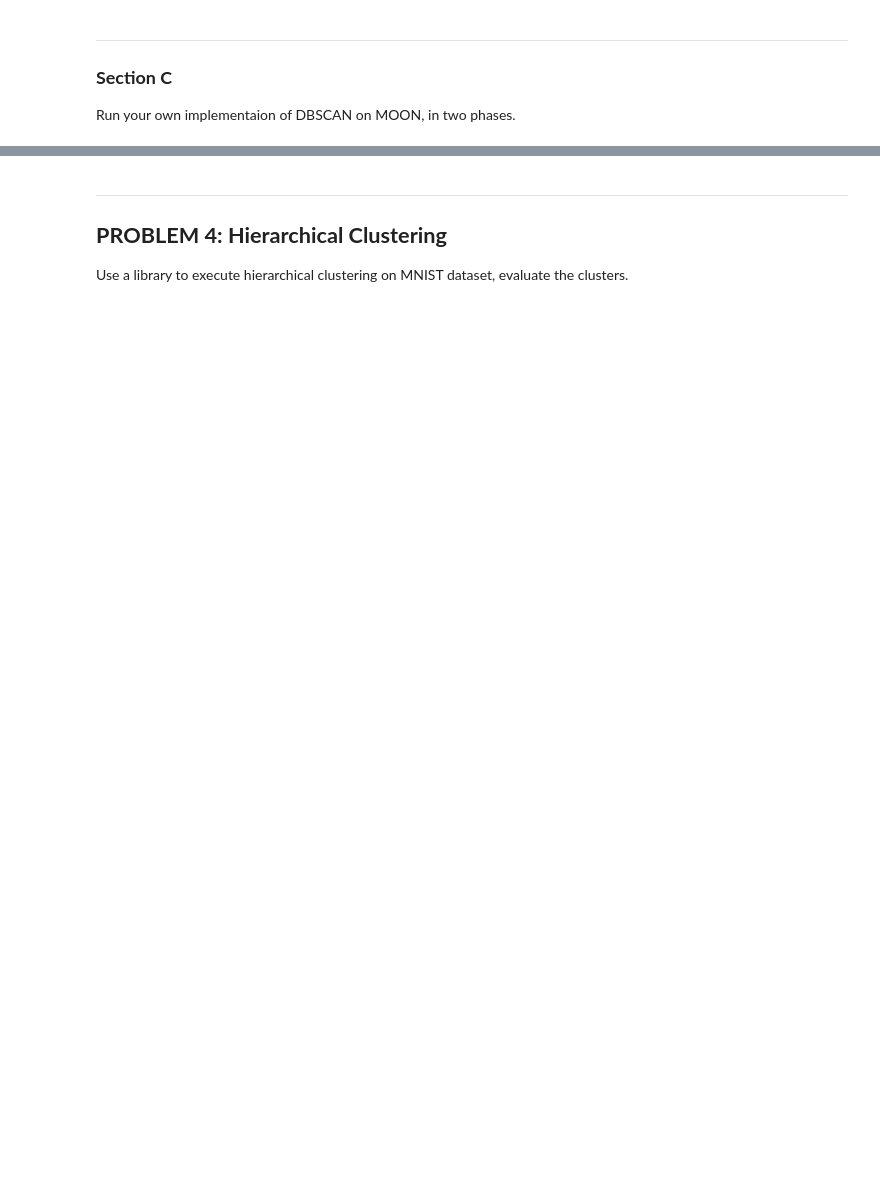
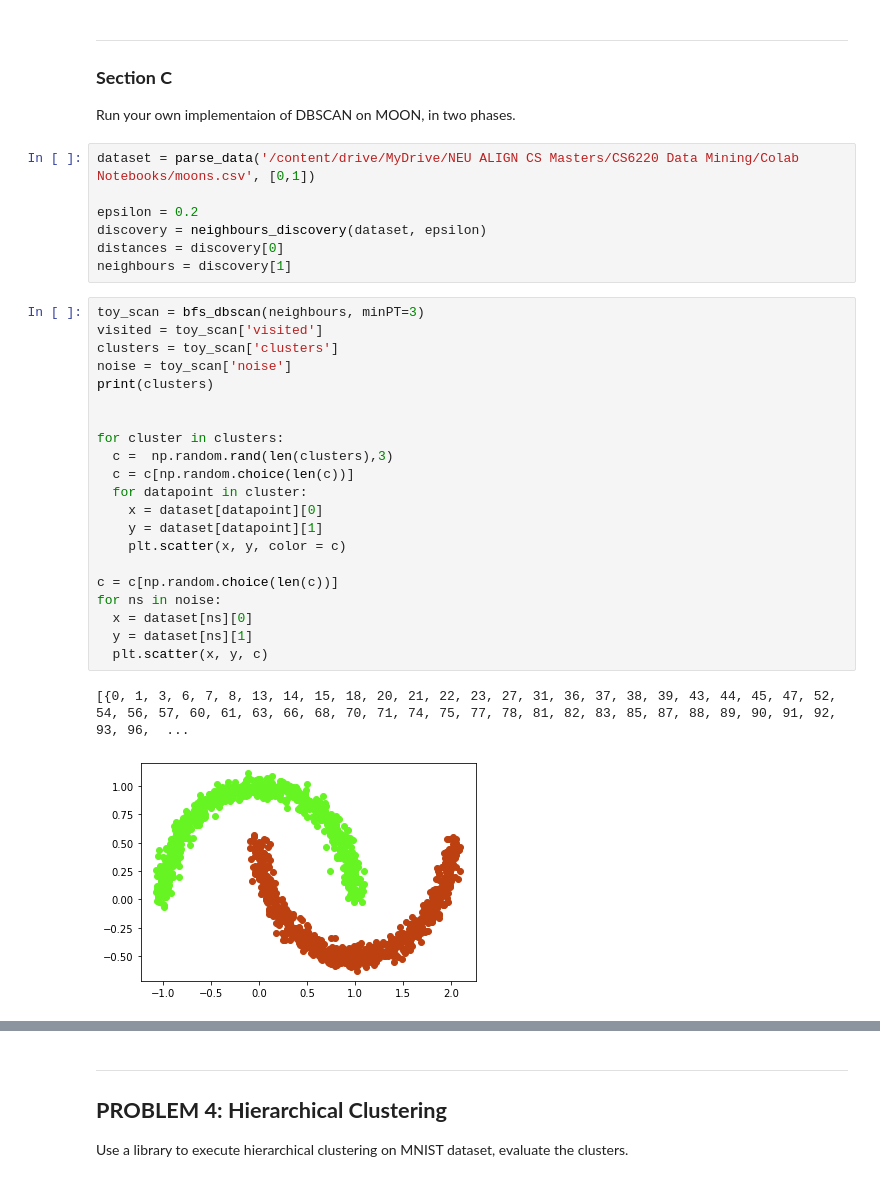
Before and after one commit to linyu3294/cs6220-data-minning-hw, a Jupyter notebook: cs6220_hw3.ipynb, the cells around one changed output, grey strips where cells are left out. Saved outputs shown, nothing was run; the diff lists cells and outputs as text; blank space fills up the shorter version.

```diff
--- a/cs6220_hw3.ipynb
+++ b/cs6220_hw3.ipynb
@@ -36,6 +212,37 @@ Run your own implementaion of DBSCAN on BLOBS, in two phases.
 ---
 ### **Section C**
 Run your own implementaion of DBSCAN on MOON, in two phases.
+# %%
+dataset = parse_data('/content/drive/MyDrive/NEU ALIGN CS Masters/CS6220 Data Mining/Colab Notebooks/moons.csv', [0,1])
+
+epsilon = 0.2
+discovery = neighbours_discovery(dataset, epsilon)
+distances = discovery[0]
+neighbours = discovery[1]
+# %%
+toy_scan = bfs_dbscan(neighbours, minPT=3)
+visited = toy_scan['visited']
+clusters = toy_scan['clusters']
+noise = toy_scan['noise']
+print(clusters)
+
+
+for cluster in clusters:
+  c =  np.random.rand(len(clusters),3)
+  c = c[np.random.choice(len(c))]
+  for datapoint in cluster:
+    x = dataset[datapoint][0]
+    y = dataset[datapoint][1]
+    plt.scatter(x, y, color = c)
+
+c = c[np.random.choice(len(c))]
+for ns in noise:
+  x = dataset[ns][0]
+  y = dataset[ns][1]
+  plt.scatter(x, y, c)
+# %% [output]
+[{0, 1, 3, 6, 7, 8, 13, 14, 15, 18, 20, 21, 22, 23, 27, 31, 36, 37, 38, 39, 43, 44, 45, 47, 52, 54, 56, 57, 60, 61, 63, 66, 68, 70, 71, 74, 75, 77, 78, 81, 82, 83, 85, 87, 88, 89, 90, 91, 92, 93, 96,  ...
+[figure, added]
 # %% [markdown]
 ---
 
```
Also changed, not shown: parts of 16 cells of this notebook.
